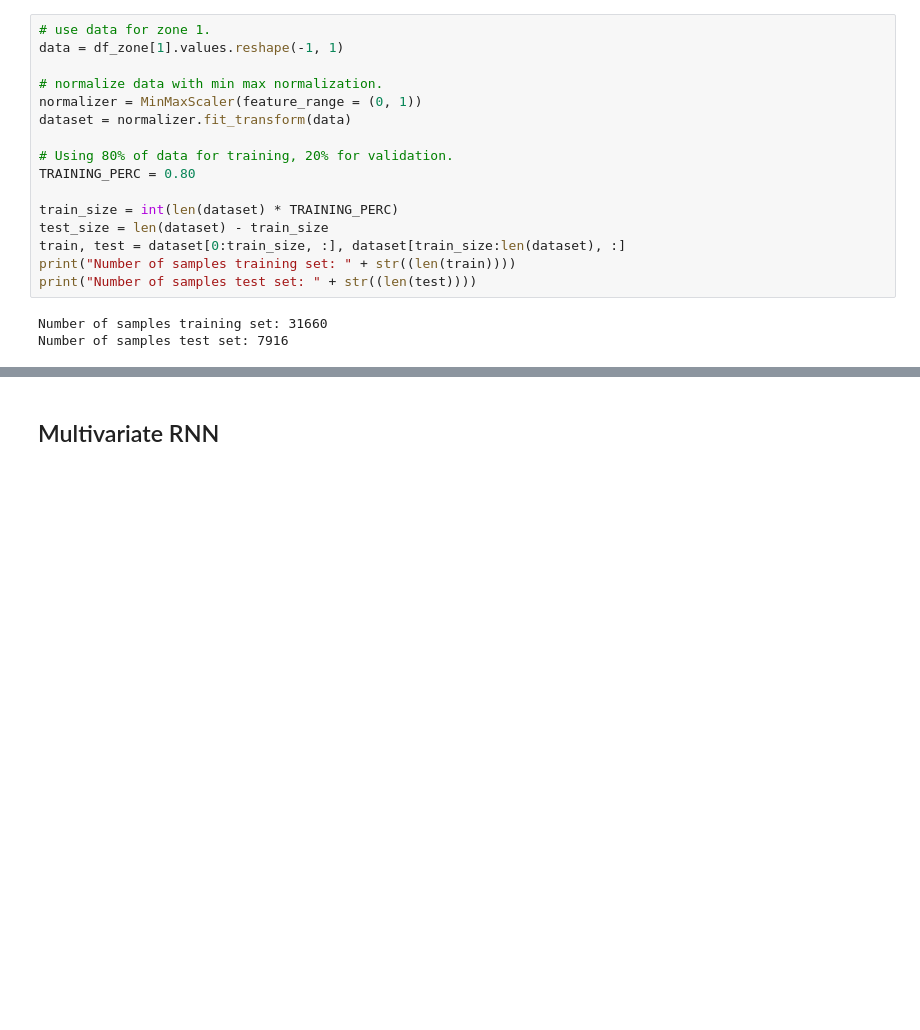
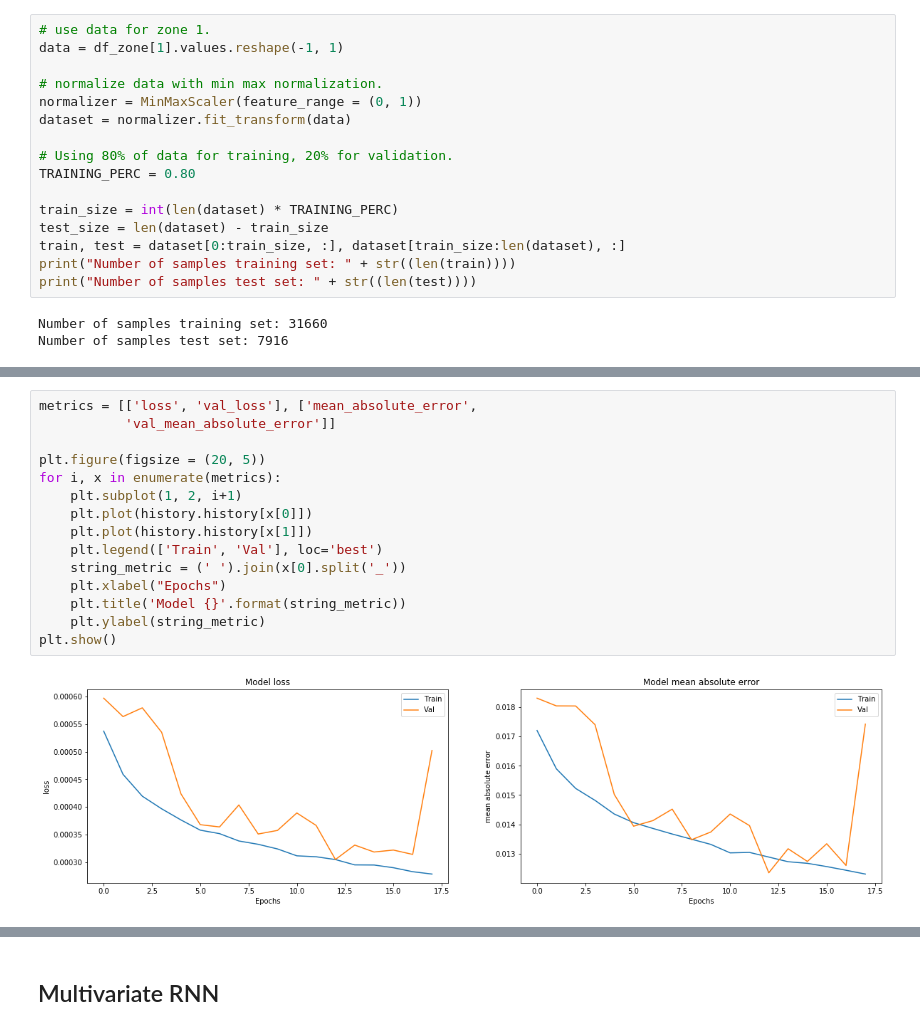
Before and after one commit to Pedromacedo41/MAP573, a Jupyter notebook: src/Francisco/RNN_TSF.ipynb, the cells around one changed output, grey strips where cells are left out. Cells and saved outputs as stored; diff of their text form; blank space fills up the shorter version.

```diff
--- a/src/Francisco/RNN_TSF.ipynb
+++ b/src/Francisco/RNN_TSF.ipynb
@@ -150,3 +150,20 @@ Epoch 00047: early stopping
+# %%
+metrics = [['loss', 'val_loss'], ['mean_absolute_error',
+           'val_mean_absolute_error']]
+
+plt.figure(figsize = (20, 5))
+for i, x in enumerate(metrics):
+    plt.subplot(1, 2, i+1)
+    plt.plot(history.history[x[0]])
+    plt.plot(history.history[x[1]])
+    plt.legend(['Train', 'Val'], loc='best')
+    string_metric = (' ').join(x[0].split('_'))
+    plt.xlabel("Epochs")
+    plt.title('Model {}'.format(string_metric))
+    plt.ylabel(string_metric)
+plt.show()
+# %% [output]
+[figure, added]
 # %%
 def get_predict_and_score(model, X, Y):
     # transform the prediction to the original scale.
```
Also changed, not shown: parts of 32 cells of this notebook, 11 other files.
